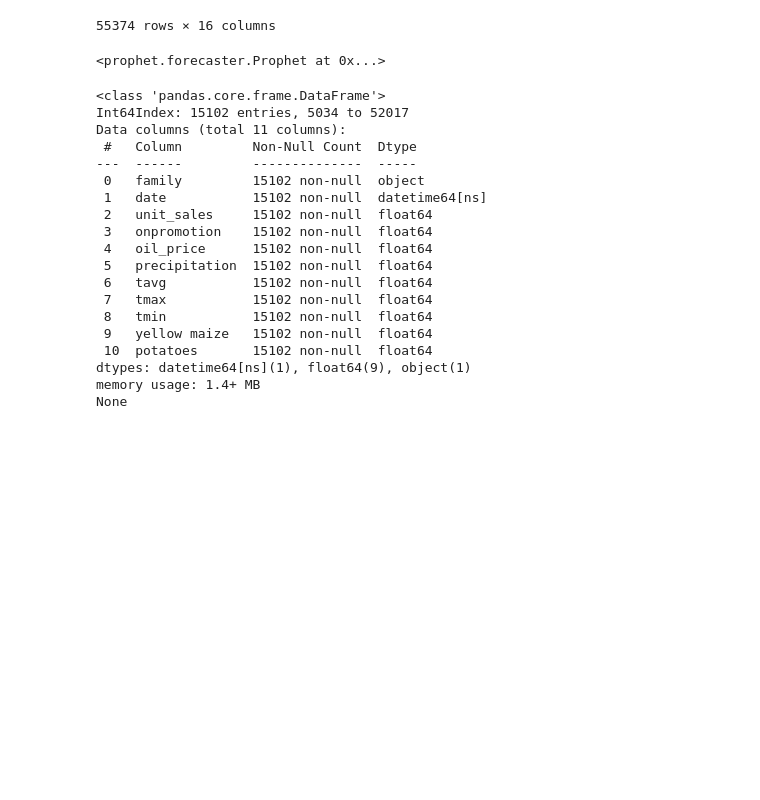
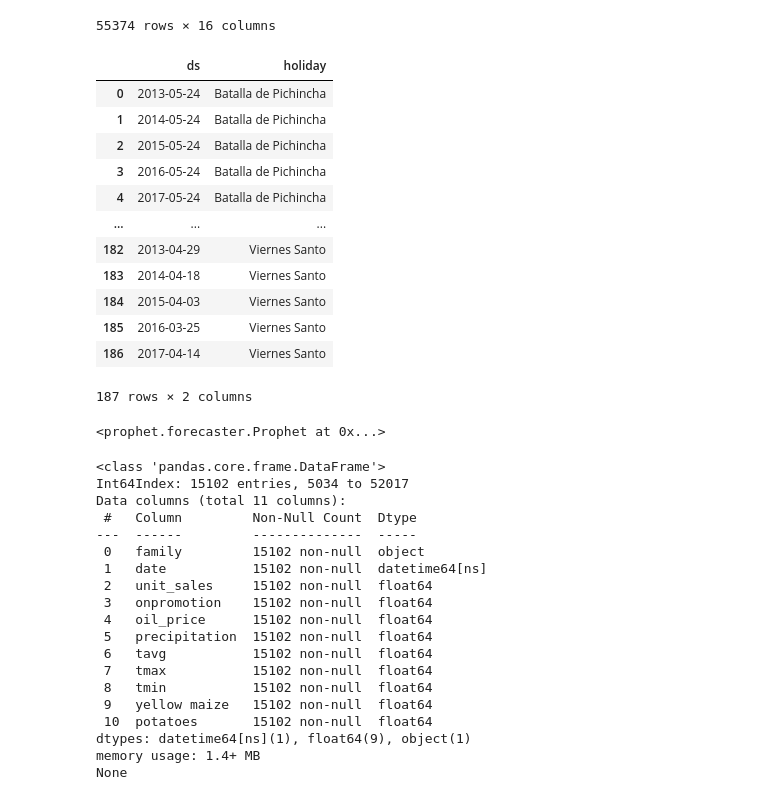
Before and after one commit to Elias-YJ/bsc-thesis, a Jupyter notebook: Reference_model.ipynb, the cells around one changed output. Saved outputs shown, nothing was run; the diff lists cells and outputs as text; code cells hidden in the pictures; blank space fills up the shorter version.

```diff
--- a/Reference_model.ipynb
+++ b/Reference_model.ipynb
@@ -27,4 +27,24 @@ df
 | 55372 | SEAFOOD | 2017-08-13 | 700.469 | 0.0 | 8.0 | 48.81 | 0.0 | 13.20 | 19.6 | ... |
 | 55373 | SEAFOOD | 2017-08-14 | 588.476 | 0.0 | 8.0 | 47.59 | 0.0 | 13.20 | 19.6 | ... |
 55374 rows × 16 columns
+# %%
+holidays = pd.read_csv('holidays_events.csv', parse_dates=['date'])
+holidays = holidays[holidays['locale_name'].isin(['Quito', 'Ecuador'])]
+holidays = holidays.sort_values(by=['description', 'date']).reset_index()
+holidays = holidays[['date', 'description']].rename(columns={'date': 'ds', 'description': 'holiday'})
+holidays
+# %% [output]
+|  | ds | holiday |
+| 0 | 2013-05-24 | Batalla de Pichincha |
+| 1 | 2014-05-24 | Batalla de Pichincha |
+| 2 | 2015-05-24 | Batalla de Pichincha |
+| 3 | 2016-05-24 | Batalla de Pichincha |
+| 4 | 2017-05-24 | Batalla de Pichincha |
+| ... | ... | ... |
+| 182 | 2013-04-29 | Viernes Santo |
+| 183 | 2014-04-18 | Viernes Santo |
+| 184 | 2015-04-03 | Viernes Santo |
+| 185 | 2016-03-25 | Viernes Santo |
+| 186 | 2017-04-14 | Viernes Santo |
+187 rows × 2 columns
 # %%
```
Also changed, not shown: parts of 7 cells of this notebook, 2 other files.
